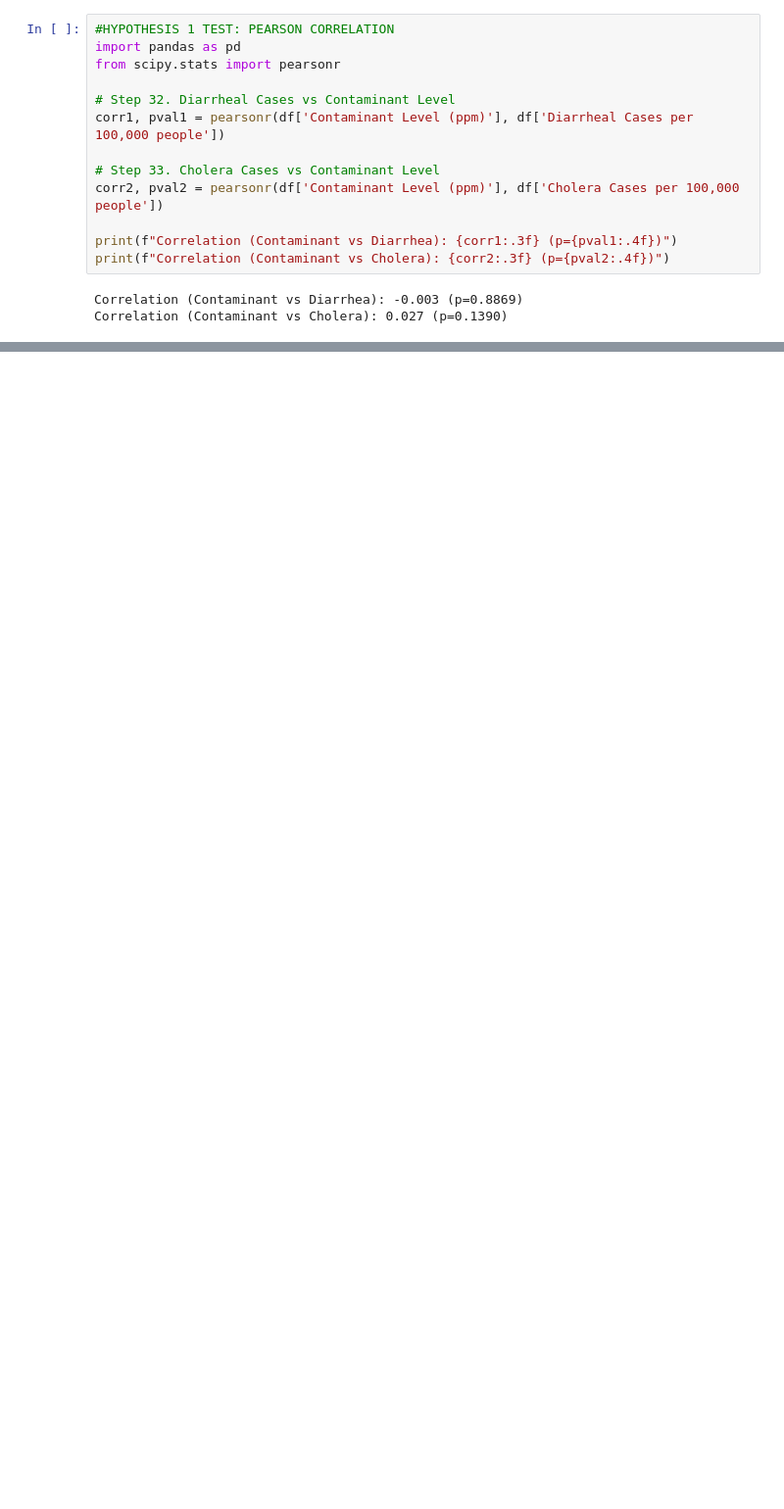
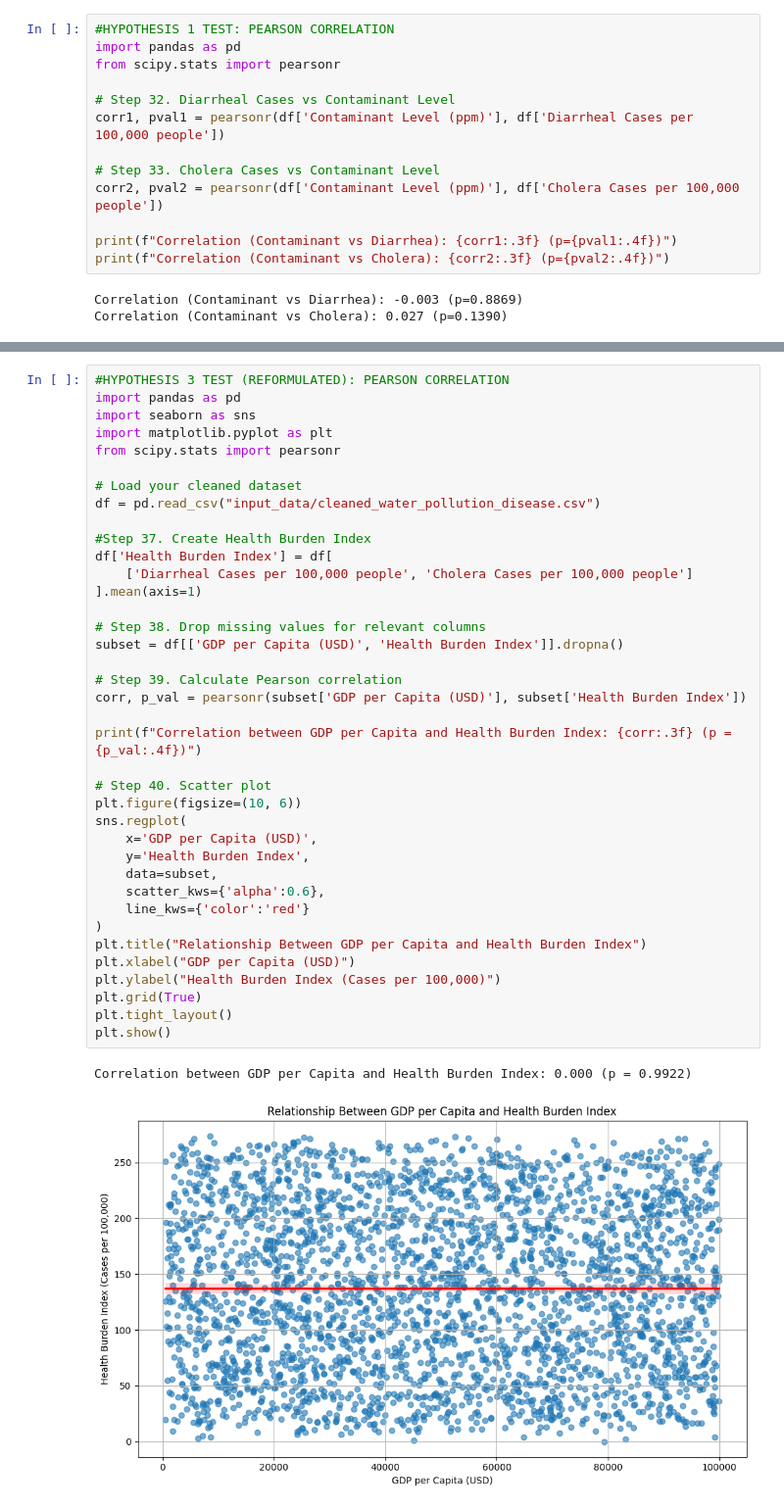
Before and after one commit to Sashafirce/water_pollution_and_health_risk_explorer, a Jupyter notebook: jupyter_notebooks/water_pollution_and_disease_outbreaks.ipynb, the cells around one changed output, grey strips where cells are left out. Shown: that part at 98% size. Drawn from its saved outputs; the diff is of its cells as text; blank space fills up the shorter version.

```diff
--- a/jupyter_notebooks/water_pollution_and_disease_outbreaks.ipynb
+++ b/jupyter_notebooks/water_pollution_and_disease_outbreaks.ipynb
@@ -602,0 +812,41 @@ Required columns for Hypothesis 3 not found in dataset.
+# %%
+#HYPOTHESIS 3 TEST (REFORMULATED): PEARSON CORRELATION
+import pandas as pd
+import seaborn as sns
+import matplotlib.pyplot as plt
+from scipy.stats import pearsonr
+
+# Load your cleaned dataset
+df = pd.read_csv("input_data/cleaned_water_pollution_disease.csv")
+
+#Step 37. Create Health Burden Index
+df['Health Burden Index'] = df[
+    ['Diarrheal Cases per 100,000 people', 'Cholera Cases per 100,000 people']
+].mean(axis=1)
+
+# Step 38. Drop missing values for relevant columns
+subset = df[['GDP per Capita (USD)', 'Health Burden Index']].dropna()
+
+# Step 39. Calculate Pearson correlation
+corr, p_val = pearsonr(subset['GDP per Capita (USD)'], subset['Health Burden Index'])
+
+print(f"Correlation between GDP per Capita and Health Burden Index: {corr:.3f} (p = {p_val:.4f})")
+
+# Step 40. Scatter plot
+plt.figure(figsize=(10, 6))
+sns.regplot(
+    x='GDP per Capita (USD)',
+    y='Health Burden Index',
+    data=subset,
+    scatter_kws={'alpha':0.6},
+    line_kws={'color':'red'}
+)
+plt.title("Relationship Between GDP per Capita and Health Burden Index")
+plt.xlabel("GDP per Capita (USD)")
+plt.ylabel("Health Burden Index (Cases per 100,000)")
+plt.grid(True)
+plt.tight_layout()
+plt.show()
+# %% [output]
+Correlation between GDP per Capita and Health Burden Index: 0.000 (p = 0.9922)
+[figure, added]
```
Also changed, not shown: parts of 46 cells of this notebook, 1 other file.
